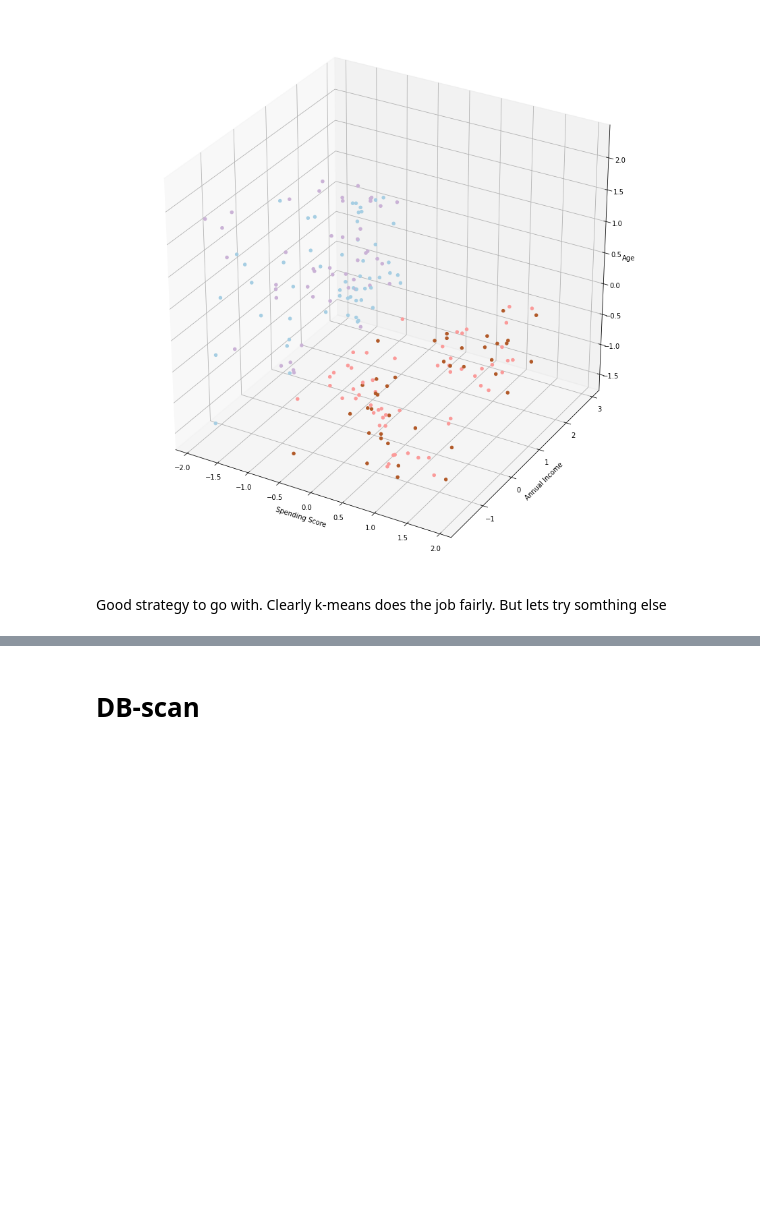
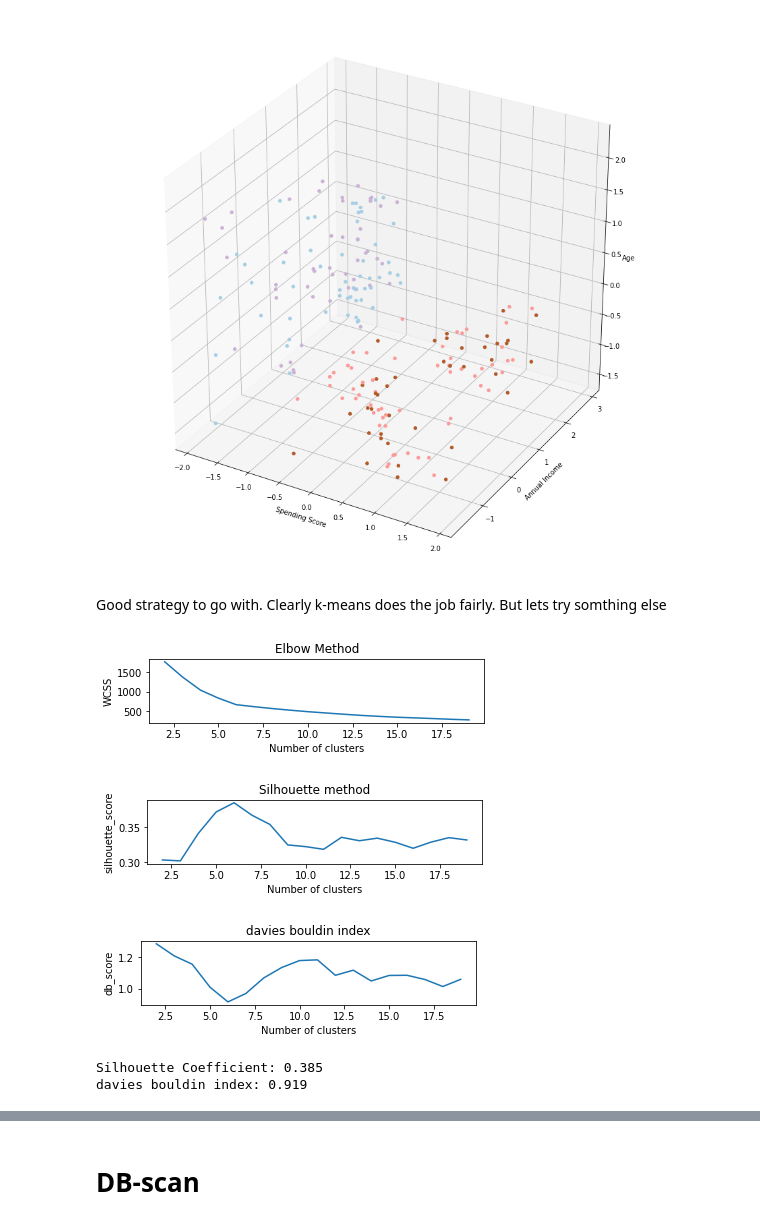
Before and after one commit to chindimaga/SHALA2020, a Jupyter notebook: clustering.ipynb, the cells around one changed output, grey strips where cells are left out. Saved outputs shown, nothing was run; the diff lists cells and outputs as text; code cells hidden in the pictures; blank space fills up the shorter version.

Commit message:
Exploring clustering and various criterion to checkk how well clusters are formed

```diff
--- a/clustering.ipynb
+++ b/clustering.ipynb
@@ -252,3 +264,69 @@ plt.show()
 [figure]
 # %% [markdown]
 Good strategy to go with. Clearly k-means does the job fairly. But lets try somthing else
+# %%
+dft_h = dft.copy()
+dft_h[:,1] = dft[:,1]*1.5
+dft_h[:,2] = dft[:,2]*2
+dft_h[:,3] = dft[:,3]*2.5
+# %%
+wcss = []
+ss = []
+db=[]
+
+for i in range(2, 20):
+    kmeans = KMeans(n_clusters=i, init='k-means++', max_iter=1000, n_init=100, random_state=0)
+    cluster_labels = kmeans.fit_predict(dft_h)
+    silhouette_avg = silhouette_score(dft_h, cluster_labels)
+    ss.append(silhouette_avg)
+    db_s = metrics.davies_bouldin_score(dft_h, cluster_labels)
+    db.append(db_s)
+    wcss.append(kmeans.inertia_)
+
+#     print(f"for n clusters = {i}")
+#     try:
+#         print("Silhouette Coefficient: %0.3f"
+#   % silhouette_avg)
+#     except:
+#         pass
+#     try:
+
+#         print("davies bouldin index: %0.3f"
+#   % db_s)
+#     except:
+#         pass
+plt.subplot(3,1,1)
+plt.plot(range(2, 20), wcss)
+plt.title('Elbow Method')
+plt.xlabel('Number of clusters')
+plt.ylabel('WCSS')
+plt.show()
+plt.subplot(3,1,2)
+plt.plot(range(2, 20), ss)
+plt.title('Silhouette method')
+plt.xlabel('Number of clusters')
+plt.ylabel('silhouette_score')
+plt.show()
+plt.subplot(3,1,3)
+plt.plot(range(2, 20), db)
+plt.title('davies bouldin index')
+plt.xlabel('Number of clusters')
+plt.ylabel('db_score')
+plt.show()
+# %% [output]
+[figure, added]
+[figure, added]
+[figure, added]
+# %%
+kmeans = KMeans(n_clusters=6, init='k-means++', max_iter=1000, n_init=100, random_state=0)
+cluster_labels = kmeans.fit_predict(dft_h)
+silhouette_avg = silhouette_score(dft_h, cluster_labels)
+db_s = metrics.davies_bouldin_score(dft_h, cluster_labels)
+print("Silhouette Coefficient: %0.3f"
+% silhouette_avg)
+
+print("davies bouldin index: %0.3f"
+% db_s)
+# %% [output]
+Silhouette Coefficient: 0.385
+davies bouldin index: 0.919
```
Also changed, not shown: parts of 17 cells of this notebook.
